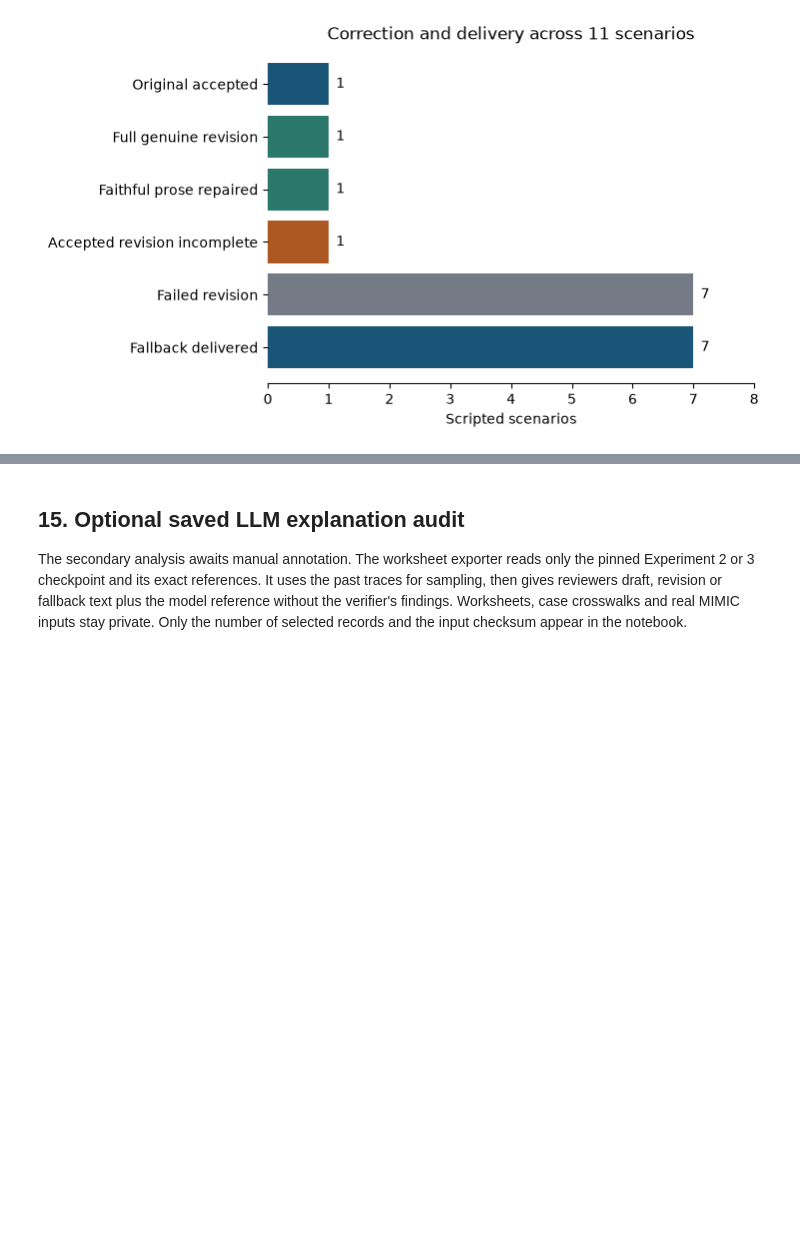
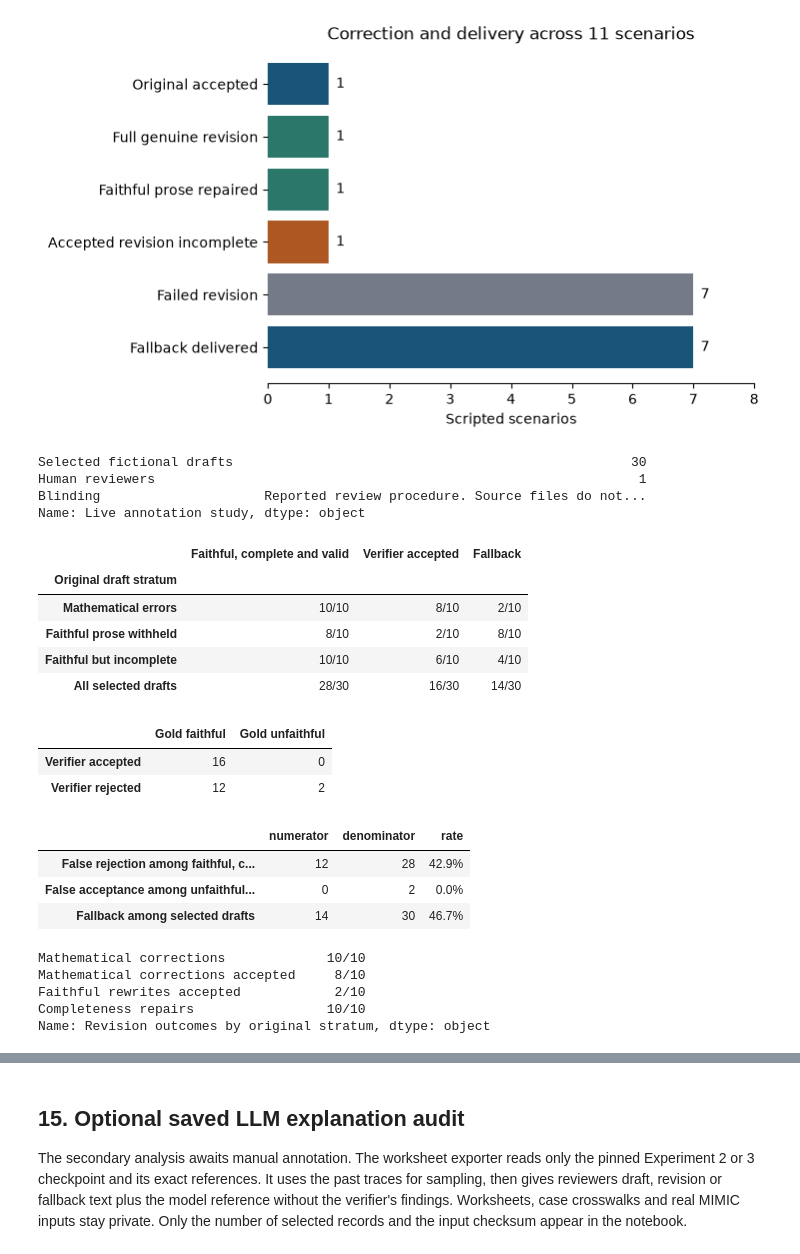
Before and after one commit to Shounak-Ghosh/AI380H, a Jupyter notebook: HRP/src/05_verifier_evaluation.ipynb, the cells around one changed output, grey strips where cells are left out. Saved outputs shown, nothing was run; the diff lists cells and outputs as text; code cells hidden in the pictures; blank space fills up the shorter version.

Commit message:
Experiment 4 live annotation supplement

```diff
--- a/HRP/src/05_verifier_evaluation.ipynb
+++ b/HRP/src/05_verifier_evaluation.ipynb
@@ -29,10 +29,12 @@ from verifier_challenge_set import FIXTURE, ROOT
 from verifier_correction import saved_prose_worksheet
 from verifier_evaluation import notebook_run
 from verifier_evaluation_figures import build_figures
+from verifier_live_annotation import load_public_summary, validate_live_annotation_summary
 
 MODE = "review"  # setup, review, evaluate, fictional, live_revision
 RESULTS_DIRECTORY = FIXTURE / "results"
 SAVE_EVALUATION = False
+LIVE_ANNOTATION_SOURCES = None  # To verify, set a dict with checkpoint, annotations, and crosswalk paths.
 LIVE_DIRECTORY = None  # Set a dedicated owner-only path outside Git for live_revision.
 MAX_LIVE_CALLS = 30    # Cumulative generation budget. No model is started by this notebook.
 AUDIT_EXPERIMENT = None  # Set to 2 or 3 explicitly to create a private saved-prose worksheet.
@@ -507,3 +498,80 @@ dtype: float64
 | final_system_completeness | 10.0 | 11.0 | 0.909 |
 | fallback_frequency | 7.0 | 11.0 | 0.636 |
 [figure]
+# %%
+live_summary = load_public_summary()
+study = live_summary["study"]
+display(pd.Series({
+    "Selected fictional drafts": study["selected_drafts"],
+    "Human reviewers": study["reviewers"],
+    "Blinding": study["blinding_evidence"],
+}, name="Live annotation study"))
+
+columns = {
+    "faithful_complete_valid": "Faithful, complete and valid",
+    "accepted": "Verifier accepted",
+    "fallback": "Fallback",
+}
+cohorts = [*live_summary["by_stratum"], {"label": "All selected drafts", **live_summary["overall"]}]
+display(pd.DataFrame([
+    {"Original draft stratum": row["label"],
+     **{label: f'{row[key]}/{row["selected_drafts"]}' for key, label in columns.items()}}
+    for row in cohorts
+]).set_index("Original draft stratum"))
+
+matrix = pd.DataFrame.from_dict(live_summary["confusion_matrix"], orient="index")
+display(matrix.rename(index={"accepted": "Verifier accepted", "rejected": "Verifier rejected"},
+                      columns={"faithful": "Gold faithful", "unfaithful": "Gold unfaithful"}))
+
+rates = {
+    "false_rejection_faithful_complete_valid": "False rejection among faithful, complete, valid revisions",
+    "false_acceptance_unfaithful_valid": "False acceptance among unfaithful, valid revisions",
+    "fallback": "Fallback among selected drafts",
+}
+display(pd.DataFrame.from_dict(
+    {label: live_summary["rates"][key] for key, label in rates.items()}, orient="index"
+).assign(rate=lambda frame: frame["rate"].map(lambda value: f"{value:.1%}" if pd.notna(value) else "Undefined")))
+
+strata = {row["stratum"]: row for row in live_summary["by_stratum"]}
+repair_rates = [
+    ("Mathematical corrections", strata["math_error"]["mathematical_correction"]),
+    ("Mathematical corrections accepted", strata["math_error"]["accepted_full_correction"]),
+    ("Faithful rewrites accepted", strata["faithful_prose"]["accepted_faithful_rewrite"]),
+    ("Completeness repairs", strata["incomplete"]["completeness_repair"]),
+]
+display(pd.Series({name: f'{row["numerator"]}/{row["denominator"]}' for name, row in repair_rates},
+                  name="Revision outcomes by original stratum"))
+reasons = live_summary["rejection_reasons"]
+display(pd.Series({
+    "Ambiguous or unparsed": reasons["ambiguous_or_unparsed"],
+    "Missing parsed prose directions": reasons["missing_parsed_prose_directions"],
+    "Explicit contradiction": reasons["explicit_contradiction"],
+}, name="Reasons among faithful revisions withheld by the gate"))
+display(Markdown("\n".join(f"- {item}" for item in live_summary["limitations"])))
+
+if LIVE_ANNOTATION_SOURCES is not None:
+    display(pd.Series(validate_live_annotation_summary(**LIVE_ANNOTATION_SOURCES),
+                      name="Private source validation"))
+# %% [output]
+Selected fictional drafts                                                   30
+Human reviewers                                                              1
+Blinding                     Reported review procedure. Source files do not...
+Name: Live annotation study, dtype: object
+|  | Faithful, complete and valid | Verifier accepted | Fallback |
+| Original draft stratum |  |  |  |
+| Mathematical errors | 10/10 | 8/10 | 2/10 |
+| Faithful prose withheld | 8/10 | 2/10 | 8/10 |
+| Faithful but incomplete | 10/10 | 6/10 | 4/10 |
+| All selected drafts | 28/30 | 16/30 | 14/30 |
+|  | Gold faithful | Gold unfaithful |
+| Verifier accepted | 16 | 0 |
+| Verifier rejected | 12 | 2 |
+|  | numerator | denominator | rate |
+| False rejection among faithful, c... | 12 | 28 | 42.9% |
+| False acceptance among unfaithful... | 0 | 2 | 0.0% |
+| Fallback among selected drafts | 14 | 30 | 46.7% |
+Mathematical corrections             10/10
+Mathematical corrections accepted     8/10
+Faithful rewrites accepted            2/10
+Completeness repairs                 10/10
+Name: Revision outcomes by original stratum, dtype: object
```
Also changed, not shown: parts of 4 cells of this notebook, 4 other files.
